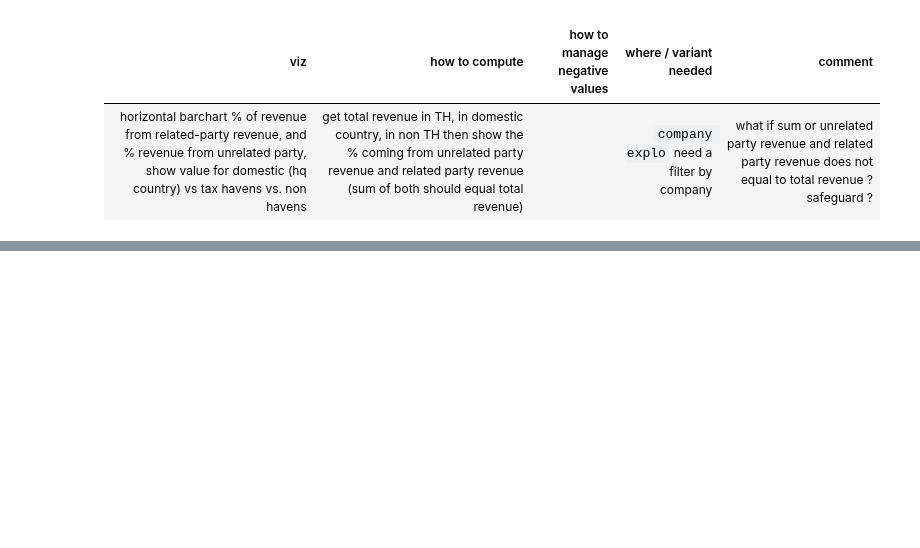
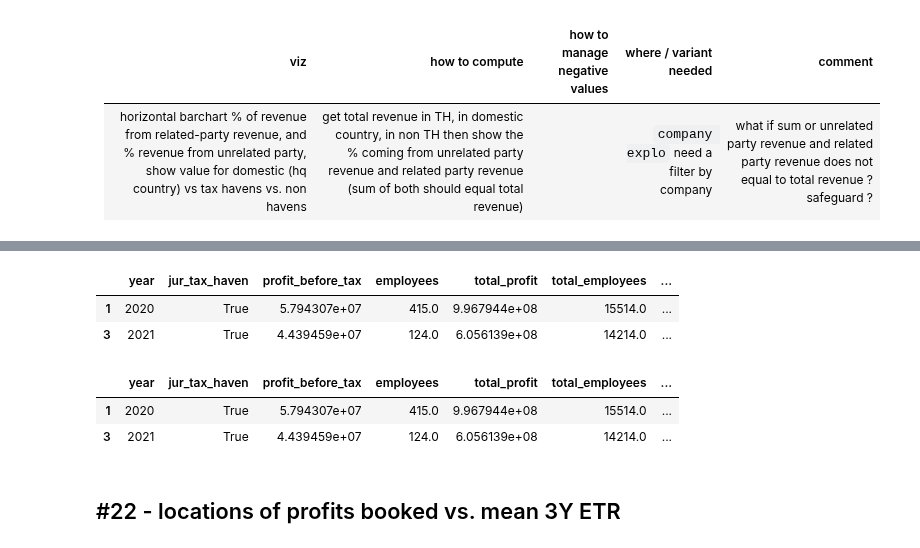
Before and after one commit to anquetos/data4good-taxobservatory-dataviz, a Jupyter notebook: taxobservatory-dataviz.ipynb, the cells around one changed output, grey strips where cells are left out. Drawn from its saved outputs; the diff is of its cells as text; code cells hidden in the pictures; blank space fills up the shorter version.

Commit message:
Added viz 21 first version of compute and display functions.

```diff
--- a/taxobservatory-dataviz.ipynb
+++ b/taxobservatory-dataviz.ipynb
@@ -610,0 +632,74 @@ display_related_and_unrelated_revenues_breakdown(df=df, company=company, year=ye
+# %%
+def compute_tax_havens_use_evolution(df: pd.DataFrame=df, company: str=company):
+
+    df = df.loc[(df['mnc'] == company), ['mnc', 'year', 'jur_tax_haven', 'profit_before_tax', 'employees']]
+
+    df = df.groupby(['year', 'jur_tax_haven'], as_index=False)[['profit_before_tax', 'employees']].sum()
+
+    for year in df['year'].unique():
+        df.loc[df['year'] == year, 'total_profit'] = df.loc[df['year'] == year, 'profit_before_tax'].sum()
+        df.loc[df['year'] == year, 'total_employees'] = df.loc[df['year'] == year, 'employees'].sum()
+
+    df = df[df['jur_tax_haven'] == True]
+
+    df['tax_havens_profit_%'] = df['profit_before_tax'] / df['total_profit']
+    df['tax_havens_employees_%'] = df['employees'] / df['total_employees']
+
+    data = df.to_dict()
+
+    return data
+
+
+pd.DataFrame(compute_tax_havens_use_evolution())
+# %% [output]
+|  | year | jur_tax_haven | profit_before_tax | employees | total_profit | total_employees | ... |
+| 1 | 2020 | True | 5.794307e+07 | 415.0 | 9.967944e+08 | 15514.0 | ... |
+| 3 | 2021 | True | 4.439459e+07 | 124.0 | 6.056139e+08 | 14214.0 | ... |
+# %%
+def display_tax_havens_use_evolution(
+        df: pd.DataFrame=df, company: str=company):
+
+    # Compute data
+    data = compute_tax_havens_use_evolution(df=df, company=company)
+
+    # Create DataFrame
+    df = pd.DataFrame.from_dict(data)
+
+    # Rename columns and indexes
+    # df.columns = df.columns.str.replace('_', ' ').str.capitalize()
+    # df.index = df.index.str.replace('_', ' ').str.capitalize()
+
+    # Create figure
+    fig = px.bar(df, x='year', y=['tax_havens_profit_%', 'tax_havens_employees_%'], barmode='group',
+                 orientation='v',  title='Tax havens use', text_auto='.1%')
+
+    # Update layout settings
+    fig.update_layout(
+        xaxis=dict(
+            title='Year',
+            # tickformat='.0%'
+        ),
+        yaxis_title=None,
+        legend=dict(
+            title=dict(text=''),
+            orientation='h',
+            y=1.1
+        ),
+        plot_bgcolor='white',
+        width=800,
+        height=480
+    )
+
+    fig.update_layout(yaxis_tickformat = '.0%')
+
+    fig.show()
+
+    return df
+
+display_tax_havens_use_evolution()
+# %% [output]
+|  | year | jur_tax_haven | profit_before_tax | employees | total_profit | total_employees | ... |
+| 1 | 2020 | True | 5.794307e+07 | 415.0 | 9.967944e+08 | 15514.0 | ... |
+| 3 | 2021 | True | 4.439459e+07 | 124.0 | 6.056139e+08 | 14214.0 | ... |
+# %% [markdown]
+## #22 - locations of profits booked vs. mean 3Y ETR
```
Also changed, not shown: parts of 9 cells of this notebook.
